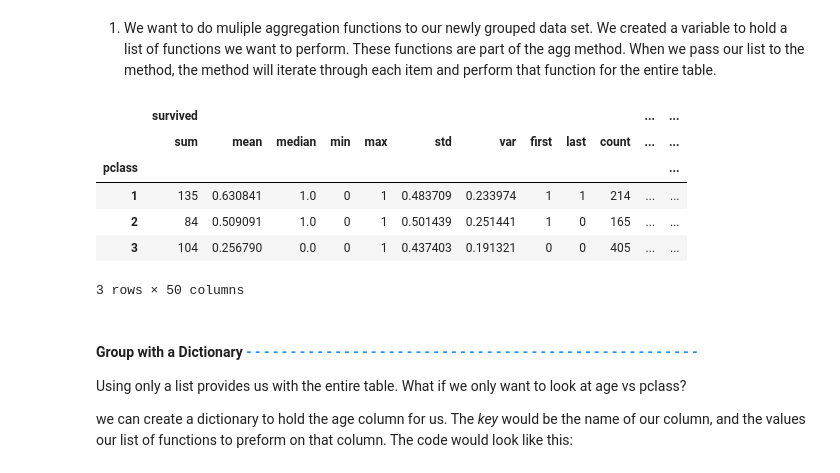
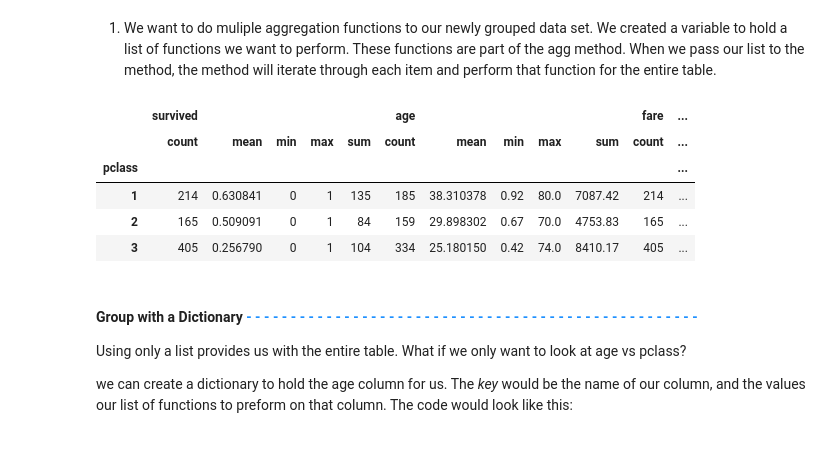
Before and after one commit to HairySand/data-analysis-projects, a Jupyter notebook: data-manipulation/exercises/DataManipulationWorkbook.ipynb, the cells around one changed output. Saved outputs shown, nothing was run; the diff lists cells and outputs as text; code cells hidden in the pictures.

```diff
--- a/data-manipulation/exercises/DataManipulationWorkbook.ipynb
+++ b/data-manipulation/exercises/DataManipulationWorkbook.ipynb
@@ -254,23 +241,38 @@ group_pclass.first()
 1. We want to do muliple aggregation functions to our newly grouped data set.  We created a variable to hold a list of functions we want to perform.  These functions are part of the agg method.  When we pass our list to the method, the method will iterate through each item and perform that function for the entire table.
 # %%
 # our list of functions
-agg_func_list = ['sum', 'mean', 'median', 'min', 'max', 'std', 'var', 'first', 'last', 'count']
-data_num = data.select_dtypes(include = 'number')
-pclass_num = data_num.groupby("pclass")
+# agg_func_list = ['sum', 'mean', 'median', 'min', 'max', 'std', 'var', 'first', 'last', 'count']
+# data_num = data.select_dtypes(include = 'number')
+# pclass_num = data_num.groupby("pclass")
+# #Apply the agg method to our passenger_class variable (made in the Groupby Basic Math section).
+# # Pass our list to the function and run your table.
 
-#Apply the agg method to our passenger_class variable (made in the Groupby Basic Math section).
-# Pass our list to the function and run your table.
+# agg_pclass = pclass_num.agg(agg_func_list)
+# agg_pclass
 
-agg_pclass = pclass_num.agg(agg_func_list)
-agg_pclass
+#Below is just me playing around:
+# tests = ["age","fare"]
+# test_agg = ["count","mean", "min", "max", "sum"]
+# testing = data.groupby("survived")[tests].agg(test_agg)
+# testing
+
+
+#More playing around
+test_agg = ["count","mean", "min", "max", "sum"]
+group = data.groupby("pclass").agg({
+    "survived": test_agg,
+    "age": test_agg,
+    "fare": test_agg
+})
+
+group
 # %% [output]
-|  | survived |  |  |  |  |  |  |  |  |  | ... | ... |
-|  | sum | mean | median | min | max | std | var | first | last | count | ... | ... |
+|  | survived |  |  |  |  | age |  |  |  |  | fare | ... |
+|  | count | mean | min | max | sum | count | mean | min | max | sum | count | ... |
 | pclass |  |  |  |  |  |  |  |  |  |  |  | ... |
-| 1 | 135 | 0.630841 | 1.0 | 0 | 1 | 0.483709 | 0.233974 | 1 | 1 | 214 | ... | ... |
-| 2 | 84 | 0.509091 | 1.0 | 0 | 1 | 0.501439 | 0.251441 | 1 | 0 | 165 | ... | ... |
-| 3 | 104 | 0.256790 | 0.0 | 0 | 1 | 0.437403 | 0.191321 | 0 | 0 | 405 | ... | ... |
+| 1 | 214 | 0.630841 | 0 | 1 | 135 | 185 | 38.310378 | 0.92 | 80.0 | 7087.42 | 214 | ... |
+| 2 | 165 | 0.509091 | 0 | 1 | 84 | 159 | 29.898302 | 0.67 | 70.0 | 4753.83 | 165 | ... |
+| 3 | 405 | 0.256790 | 0 | 1 | 104 | 334 | 25.180150 | 0.42 | 74.0 | 8410.17 | 405 | ... |
-3 rows × 50 columns
 # %% [markdown]
 #### Group with a Dictionary<span style="color:dodgerblue;"> - - - - - - - - - - - - - - - - - - - - - - - - - - - - - - - - - - - - - - - - - - - - - - - - - - - </span>
 
```
Also changed, not shown: parts of 13 cells of this notebook, 4 other files.
